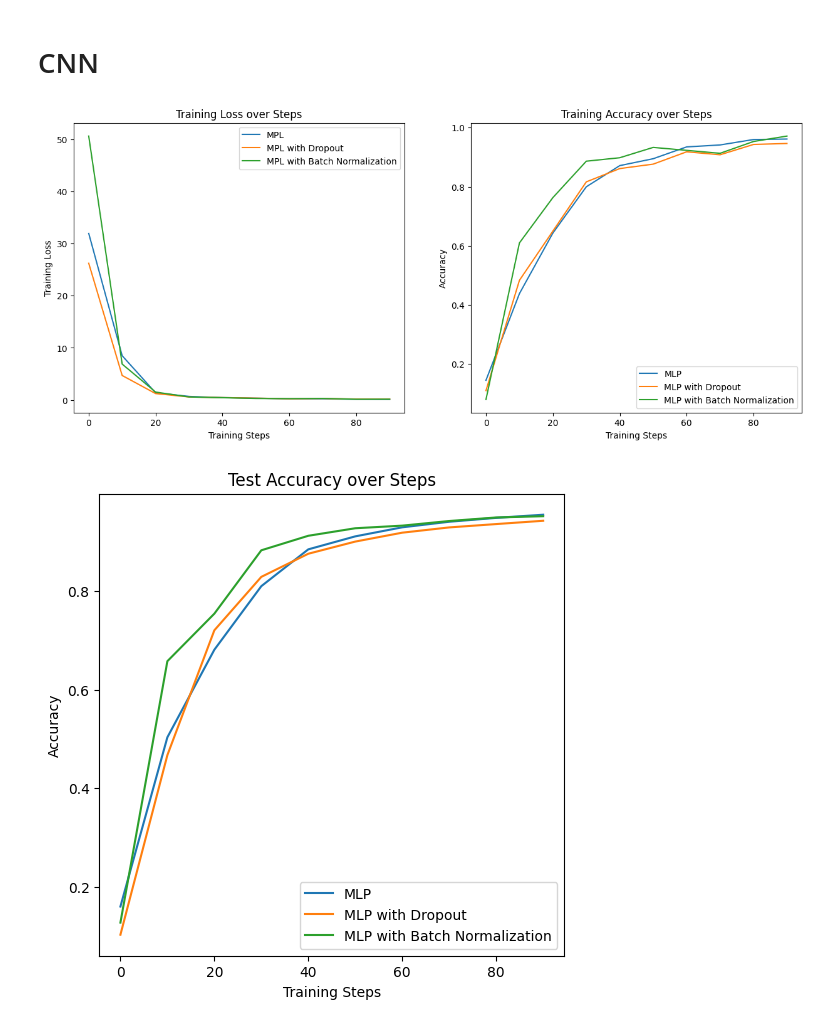
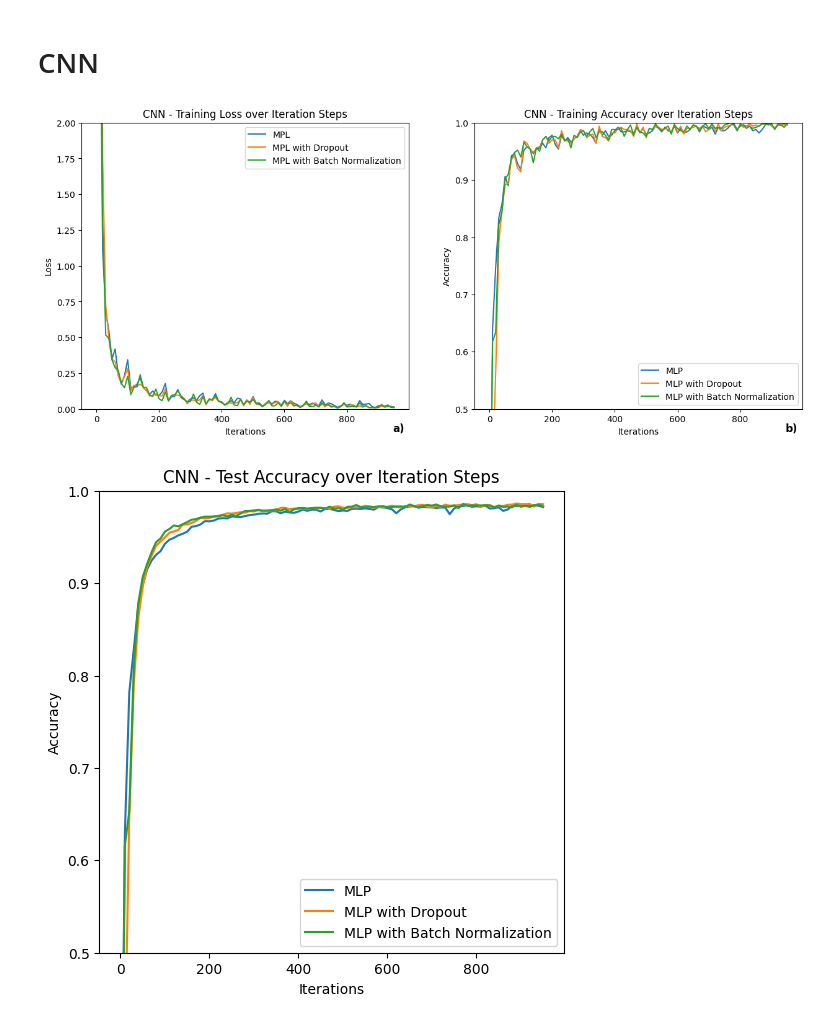
Before and after one commit to nathanbowness/CSI5340Assignments, a Jupyter notebook: Assignment2/A2_Question2_Code.ipynb, the cells around one changed output. Drawn from its saved outputs; the diff is of its cells as text; code cells hidden in the pictures.

```diff
--- a/Assignment2/A2_Question2_Code.ipynb
+++ b/Assignment2/A2_Question2_Code.ipynb
@@ -9,9 +9,9 @@ import matplotlib.pyplot as plt
 
 NUM_CLASSES = 10
 DROPOUT_RATE = 0.5
-EPOCHS = 1
+EPOCHS = 8
 INPUT_SHAPE = (28, 28)
-BATCH_SIZE = 600
+BATCH_SIZE = 500
 
 def get_mnist_dataset_normalized():
     """
@@ -127,47 +126,55 @@ softmax_batch_norm_train_accuracy, softmax_batch_norm_loss_data = softmax_batch_
 3. With batch normalization
 # %%
 
-def plot_training_loss_data(figure, x_values, loss_data, loss_data_with_dropout, loss_data_with_batch_norm, title, classifier_type, figure_rows, figure_columns, plot_position):
+def plot_training_loss_data(figure, x_values, loss_data, loss_data_with_dropout, loss_data_with_batch_norm, title, classifier_type, figure_rows, figure_columns, plot_position, plot_label=None):
     subplot = figure.add_subplot(figure_rows, figure_columns, plot_position)
     subplot.plot(x_values, loss_data, label=f"{classifier_type}")
     subplot.plot(x_values, loss_data_with_dropout, label=f"{classifier_type} with Dropout")
     subplot.plot(x_values, loss_data_with_batch_norm, label=f"{classifier_type} with Batch Normalization")
-    subplot.set_xlabel('Training Steps')
-    subplot.set_ylabel('Training Loss')
+    subplot.set_xlabel('Iterations')
+    subplot.set_ylabel('Loss')
     subplot.set_title(title)
+    if plot_label is not None:
+        subplot.text(0.95, -0.05, plot_label, transform=subplot.transAxes, fontsize=12, weight='bold', va='top')
     subplot.legend()
     return subplot
 
-def plot_training_accuracy_data(figure, x_values, accuracy_data, accuracy_data_with_dropout, accuracy_data_with_batch_norm, title, classifier_type, figure_rows, figure_columns, plot_position):
+def plot_training_accuracy_data(figure, x_values, accuracy_data, accuracy_data_with_dropout, accuracy_data_with_batch_norm, title, classifier_type, figure_rows, figure_columns, plot_position, plot_label=None):
     subplot = figure.add_subplot(figure_rows,figure_columns, plot_position)
     subplot.plot(x_values, accuracy_data, label=f"{classifier_type}")
     subplot.plot(x_values, accuracy_data_with_dropout, label=f"{classifier_type} with Dropout")
     subplot.plot(x_values, accuracy_data_with_batch_norm, label=f"{classifier_type} with Batch Normalization")
-    subplot.set_xlabel('Training Steps')
+    subplot.set_xlabel('Iterations')
     subplot.set_ylabel('Accuracy')
     subplot.set_title(title)
+    if plot_label is not None:
+        subplot.text(0.95, -0.05, plot_label, transform=subplot.transAxes, fontsize=12, weight='bold', va='top')
     subplot.legend()
     return subplot
 
-def plot_test_accuracy_data(figure, x_values, accuracy_data, accuracy_data_with_dropout, accuracy_data_with_batch_norm, title, classifier_type, figure_rows, figure_columns, plot_position):
+def plot_test_accuracy_data(figure, x_values, accuracy_data, accuracy_data_with_dropout, accuracy_data_with_batch_norm, title, classifier_type, figure_rows, figure_columns, plot_position, plot_label=None):
     subplot = figure.add_subplot(figure_rows,figure_columns,plot_position)
     subplot.plot(x_values, accuracy_data, label=f"{classifier_type}")
     subplot.plot(x_values, accuracy_data_with_dropout, label=f"{classifier_type} with Dropout")
     subplot.plot(x_values, accuracy_data_with_batch_norm, label=f"{classifier_type} with Batch Normalization")
-    subplot.set_xlabel('Training Steps')
+    subplot.set_xlabel('Iterations')
     subplot.set_ylabel('Accuracy')
     subplot.set_title(title)
+    if plot_label is not None:
+        subplot.text(0.95, -0.05, plot_label, transform=subplot.transAxes, fontsize=12, weight='bold', va='top')
     subplot.legend()
     return subplot
 
-def compare_classifiers(figure, x_values, data_softmax, data_mlp, data_cnn, title, y_label, figure_rows, figure_columns, plot_position):
+def compare_classifiers(figure, x_values, data_softmax, data_mlp, data_cnn, title, y_label, figure_rows, figure_columns, plot_position, plot_label=None):
     subplot = figure.add_subplot(figure_rows,figure_columns,plot_position)
     subplot.plot(x_values, data_softmax, label=f"Softmax")
     subplot.plot(x_values, data_mlp, label=f"MPL")
     subplot.plot(x_values, data_cnn, label=f"CNN")
-    subplot.set_xlabel('Training Steps')
+    subplot.set_xlabel('Iterations')
     subplot.set_ylabel('Accuracy')
     subplot.set_title(title)
+    if plot_label is not None:
+        subplot.text(0.95, -0.05, plot_label, transform=subplot.transAxes, fontsize=12, weight='bold', va='top')
     subplot.legend()
     return subplot
 # %%
@@ -381,21 +417,24 @@ cnn_batch_norm.train()
 cnn_batch_norm_train_accuracy, cnn_batch_norm_loss_data = cnn_batch_norm.get_train_data()
 cnn_batch_norm_test_accuracy = cnn_batch_norm.get_test_data_accuracy()
 # %%
-# Plot training loss and accuracy for MLP, MLP with dropout, and MLP with batch normalization
+# Plot training loss and accuracy for CNN, CNN with dropout, and CNN with batch normalization
 figure5 = plt.figure(figsize=(15, 6))
-subplot = plot_training_loss_data(figure5, cnn_train_accuracy_x_axis, cnn_loss_data, cnn_dropout_loss_data, cnn_batch_norm_loss_data, 'Training Loss over Steps', "MPL", 1, 2, 1)
+subplot = plot_training_loss_data(figure5, cnn_train_accuracy_x_axis, cnn_loss_data, cnn_dropout_loss_data, cnn_batch_norm_loss_data, 'CNN - Training Loss over Iteration Steps', "MPL", 1, 2, 1, "a)")
+subplot.set_ylim(0,2)
 figure5.add_subplot(subplot)
-subplot = plot_training_accuracy_data(figure5, cnn_train_accuracy_x_axis, cnn_train_accuracy, cnn_dropout_train_accuracy, cnn_batch_norm_train_accuracy, 'Training Accuracy over Steps', "MLP", 1, 2, 2)
+subplot = plot_training_accuracy_data(figure5, cnn_train_accuracy_x_axis, cnn_train_accuracy, cnn_dropout_train_accuracy, cnn_batch_norm_train_accuracy, 'CNN - Training Accuracy over Iteration Steps', "MLP", 1, 2, 2, "b)")
+subplot.set_ylim(0.5,1)
 figure5.add_subplot(subplot)
 plt.show()
 
 figure6 = plt.figure(figsize=(6, 6))
-subplot = plot_test_accuracy_data(figure6, cnn_train_accuracy_x_axis, cnn_test_accuracy, cnn_dropout_test_accuracy, cnn_batch_norm_test_accuracy, 'Test Accuracy over Steps', "MLP", 1, 1, 1)
+subplot = plot_test_accuracy_data(figure6, cnn_train_accuracy_x_axis, cnn_test_accuracy, cnn_dropout_test_accuracy, cnn_batch_norm_test_accuracy, 'CNN - Test Accuracy over Iteration Steps', "MLP", 1, 1, 1)
+subplot.set_ylim(0.5,1)
 figure6.add_subplot(subplot)
 
 plt.show()
 # %% [output]
-[figure, old version]
+[figure, new version]
-[figure, old version]
+[figure, new version]
 # %%
 # Train Accuracy, Loss Comparison for all classifiers
```
Also changed, not shown: parts of 8 cells of this notebook, 1 other file.
